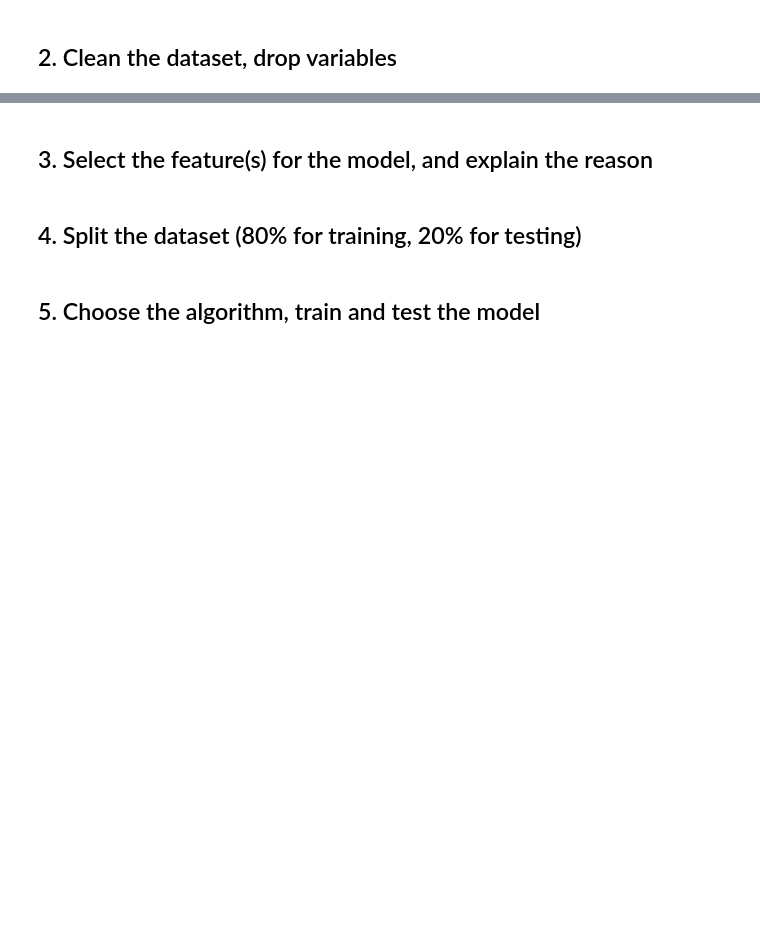
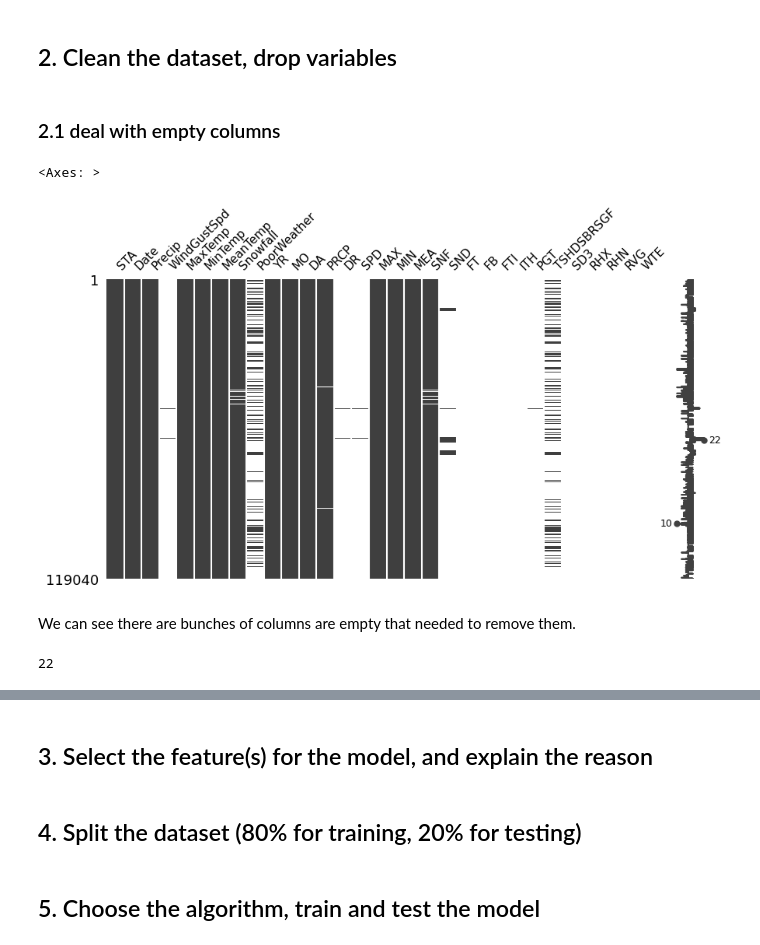
Before and after one commit to wyan170/Phase2_project, a Jupyter notebook: data-science/2. Machine Learning Project/part2_submission.ipynb, the cells around one changed output, grey strips where cells are left out. Cells and saved outputs as stored; diff of their text form; code cells hidden in the pictures; blank space fills up the shorter version.

```diff
--- a/data-science/2. Machine Learning Project/part2_submission.ipynb
+++ b/data-science/2. Machine Learning Project/part2_submission.ipynb
@@ -3,2 +6,5 @@
 # %% [markdown]
 ## 1. Load and check the dataset
+# %%
+df = pd.read_csv("Summary of Weather.csv")
+df.shape
@@ -5,2 +25,20 @@
 # %% [markdown]
 ## 2. Clean the dataset, drop variables
+# %% [markdown]
+### 2.1 deal with empty columns
+# %%
+import missingno as msno
+
+# Plot a matrix chart, set chart and font size
+msno.matrix(df, figsize=(10,5), fontsize=11)
+# %% [output]
+<Axes: >
+[figure, added]
+# %% [markdown]
+We can see there are bunches of columns are empty that needed to remove them.
+# %%
+# delete all empty columns
+df = df.dropna(axis=1, how='all')
+df.shape[1]
+# %% [output]
+22
```
Also changed, not shown: parts of 11 cells of this notebook.
